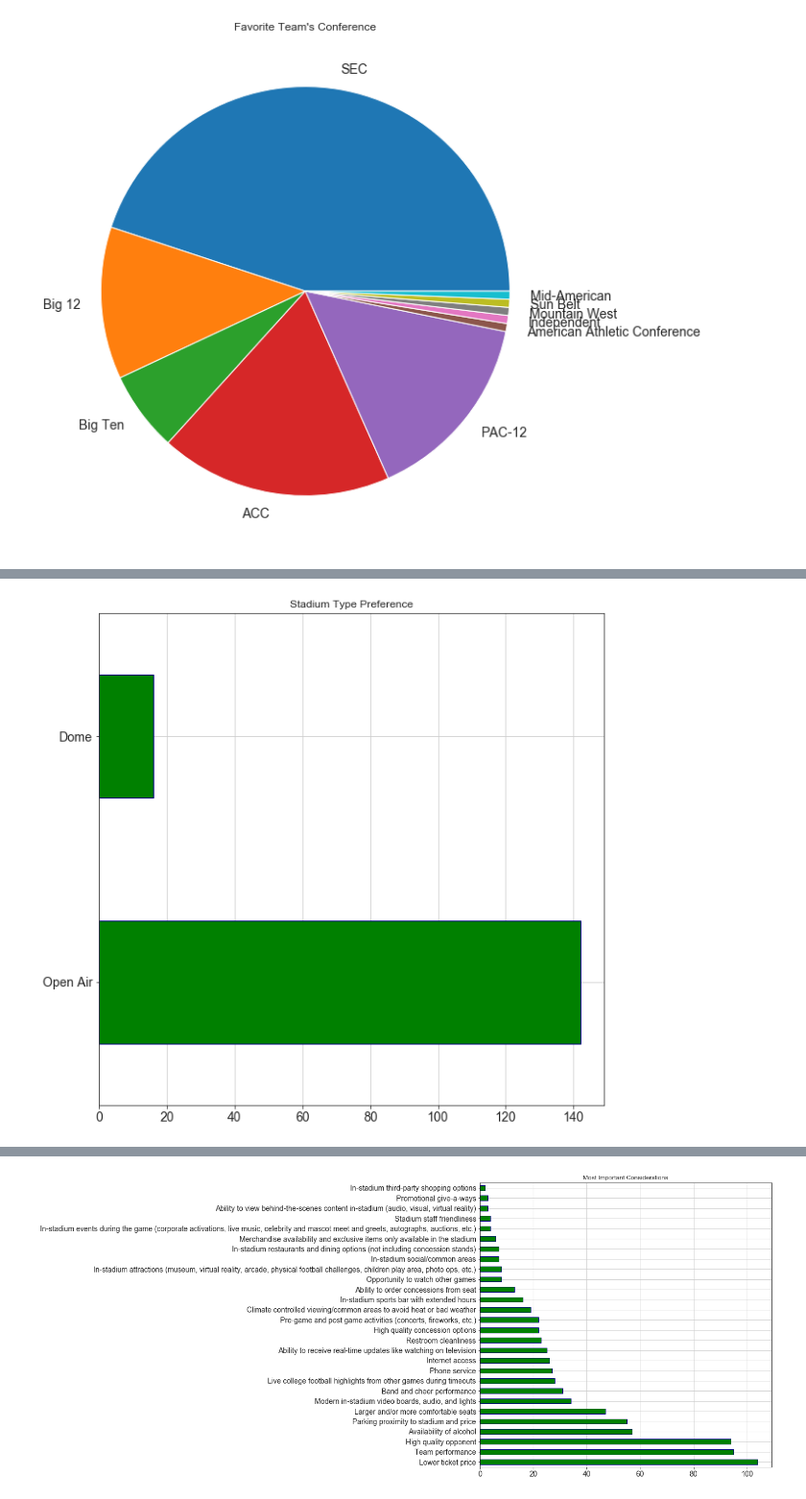
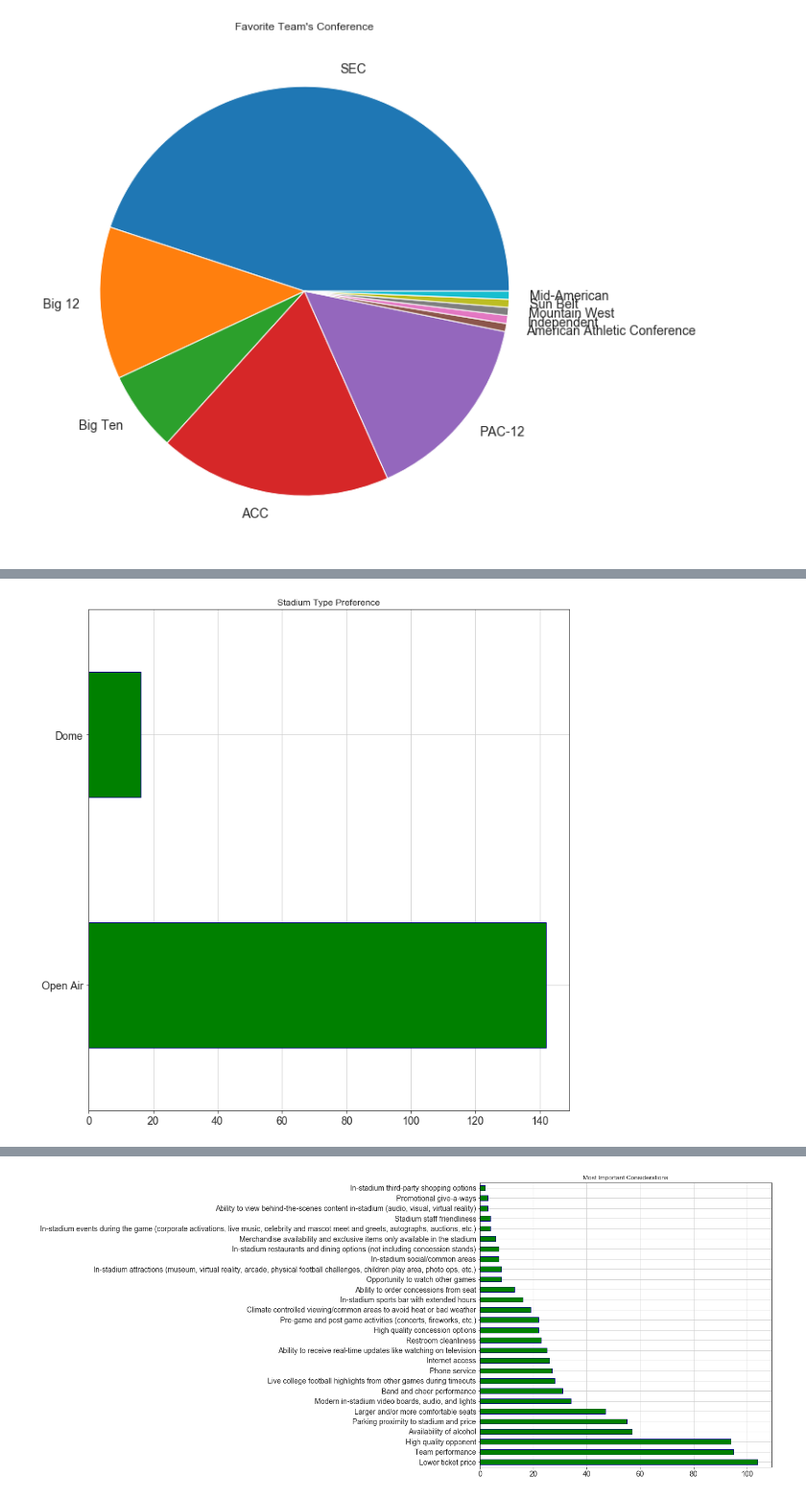
Before and after one commit to willcpope/cfb_attendance, a Jupyter notebook: cfb_attendance.ipynb, the cells around one changed output, grey strips where cells are left out. Shown: that part at 96% size. Drawn from its saved outputs; the diff is of its cells as text; code cells hidden in the pictures.

```diff
--- a/cfb_attendance.ipynb
+++ b/cfb_attendance.ipynb
@@ -129,22 +139,24 @@ plt.savefig('images/kickoff.png')
 # %%
 stadium = pd.Series(Counter(survey_data.Stadium.str.split(',').sum()))
 
 stadium.sort_values(ascending=False, inplace=True)
 
 stadium.plot(
     kind='barh',
     figsize=(10, 10),
     edgecolor='navy',
     color = 'g',
     fontsize=14,
     title='Stadium Type Preference'
     ).yaxis.label.set_visible(False)
 
 plt.grid()
 
+plt.tight_layout()
+
 plt.savefig('images/stadium.png')
 # %% [output]
-[figure, old version]
+[figure, new version]
 # %%
 location = pd.Series(Counter(survey_data.Location.str.split(',').sum()))
 
```
Also changed, not shown: parts of 7 cells of this notebook, 7 other files.
